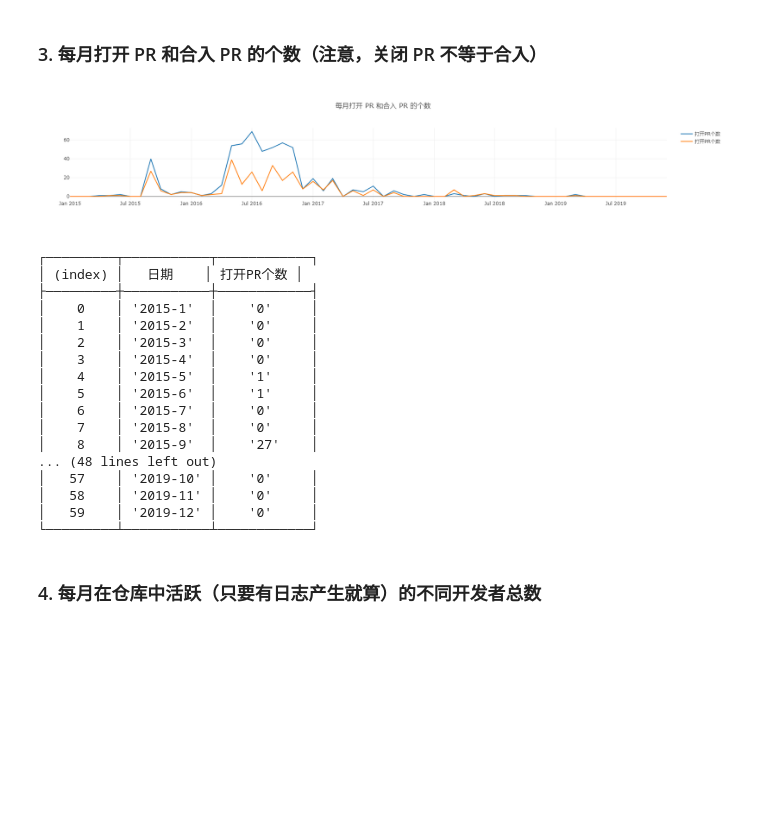
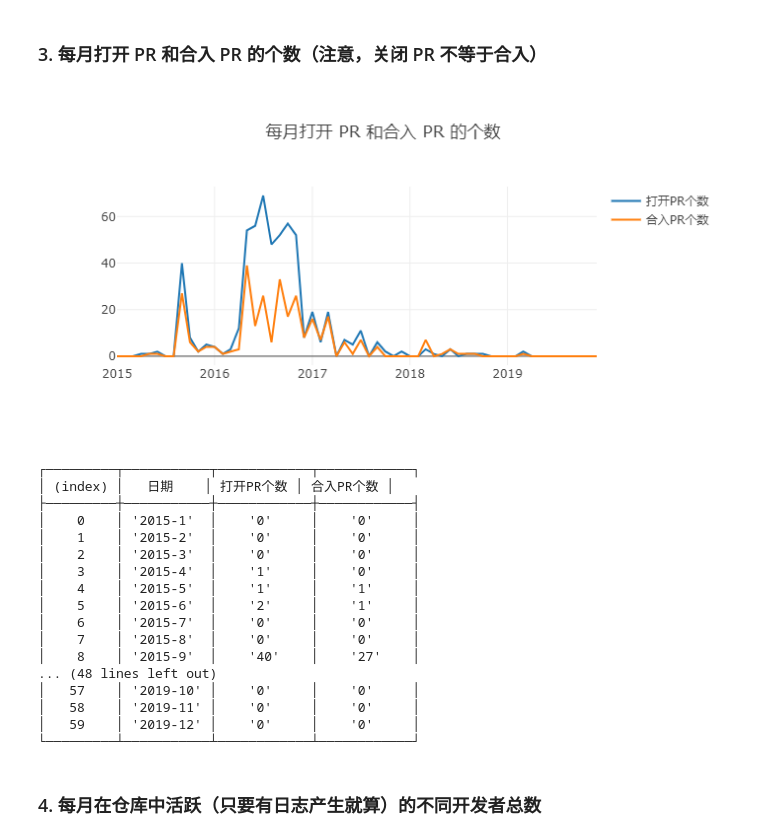
Before and after one commit to X-lab2017/OSSDevGov2022, a Jupyter notebook: 11-upterm/upterm.ipynb, the cells around one changed output. Cells and saved outputs as stored; diff of their text form; code cells hidden in the pictures; blank space fills up the shorter version.

```diff
--- a/11-upterm/upterm.ipynb
+++ b/11-upterm/upterm.ipynb
@@ -179,51 +179,51 @@ Promise.all(yms.map(ym => {
 # %%
 Promise.all(yms.map(ym => {
     var q = `
             SELECT count(CASE WHEN repo_id='32665718' AND type='PullRequestEvent' AND action='opened' AND toMonth(created_at)=${ym['m']} THEN 1 ELSE NULL END) AS open,
             count(CASE WHEN repo_id='32665718' AND type='PullRequestEvent' AND pull_merged=1 AND toMonth(created_at)=${ym['m']} THEN 1 ELSE NULL END) AS merge
             FROM github_log.year${ym['y']}
             `
     return query(q);
 })).then(data => {
     var openCount = [], tableDict = [], mergeCount = [];
     data.forEach((d, i) => {
         openCount.push(d[0].open);
         mergeCount.push(d[0].merge);
         tableDict.push({'ym': yms_axis[i], 'open': openCount[openCount.length-1], 'merge': mergeCount[mergeCount.length-1]});
     });
     openDigger.render.plotly([
         {x: yms_axis, y: openCount, mode: 'scatter', name: '打开PR个数'},
-        {x: yms_axis, y: mergeCount, mode: 'scatter', name: '打开PR个数'},
+        {x: yms_axis, y: mergeCount, mode: 'scatter', name: '合入PR个数'},
     ], {
         title: '每月打开 PR 和合入 PR 的个数',
     });
     console.table(tableDict.map((d) => {
         return {
             '日期': d.ym,
             '打开PR个数': d.open,
-            '打开PR个数': d.merge,
+            '合入PR个数': d.merge,
         };
     }));
 })
 # %% [output]
-[figure, old version]
+[figure, new version]
-┌─────────┬───────────┬────────────┐
-│ (index) │   日期    │ 打开PR个数 │
-├─────────┼───────────┼────────────┤
-│    0    │ '2015-1'  │    '0'     │
-│    1    │ '2015-2'  │    '0'     │
-│    2    │ '2015-3'  │    '0'     │
-│    3    │ '2015-4'  │    '0'     │
-│    4    │ '2015-5'  │    '1'     │
-│    5    │ '2015-6'  │    '1'     │
-│    6    │ '2015-7'  │    '0'     │
-│    7    │ '2015-8'  │    '0'     │
-│    8    │ '2015-9'  │    '27'    │
+┌─────────┬───────────┬────────────┬────────────┐
+│ (index) │   日期    │ 打开PR个数 │ 合入PR个数 │
+├─────────┼───────────┼────────────┼────────────┤
+│    0    │ '2015-1'  │    '0'     │    '0'     │
+│    1    │ '2015-2'  │    '0'     │    '0'     │
+│    2    │ '2015-3'  │    '0'     │    '0'     │
+│    3    │ '2015-4'  │    '1'     │    '0'     │
+│    4    │ '2015-5'  │    '1'     │    '1'     │
+│    5    │ '2015-6'  │    '2'     │    '1'     │
+│    6    │ '2015-7'  │    '0'     │    '0'     │
+│    7    │ '2015-8'  │    '0'     │    '0'     │
+│    8    │ '2015-9'  │    '40'    │    '27'    │
 ... (48 lines left out)
-│   57    │ '2019-10' │    '0'     │
-│   58    │ '2019-11' │    '0'     │
-│   59    │ '2019-12' │    '0'     │
-└─────────┴───────────┴────────────┘
+│   57    │ '2019-10' │    '0'     │    '0'     │
+│   58    │ '2019-11' │    '0'     │    '0'     │
+│   59    │ '2019-12' │    '0'     │    '0'     │
+└─────────┴───────────┴────────────┴────────────┘
 # %% [markdown]
 ### 4. 每月在仓库中活跃（只要有日志产生就算）的不同开发者总数
 # %%
```
Also changed, not shown: parts of 4 cells of this notebook.
